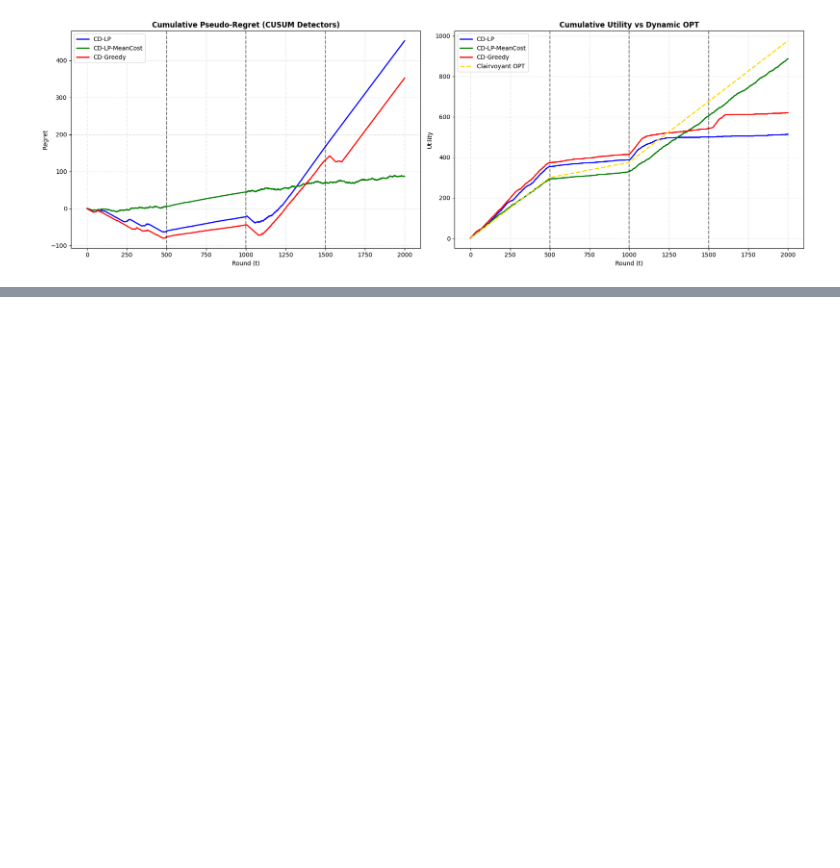
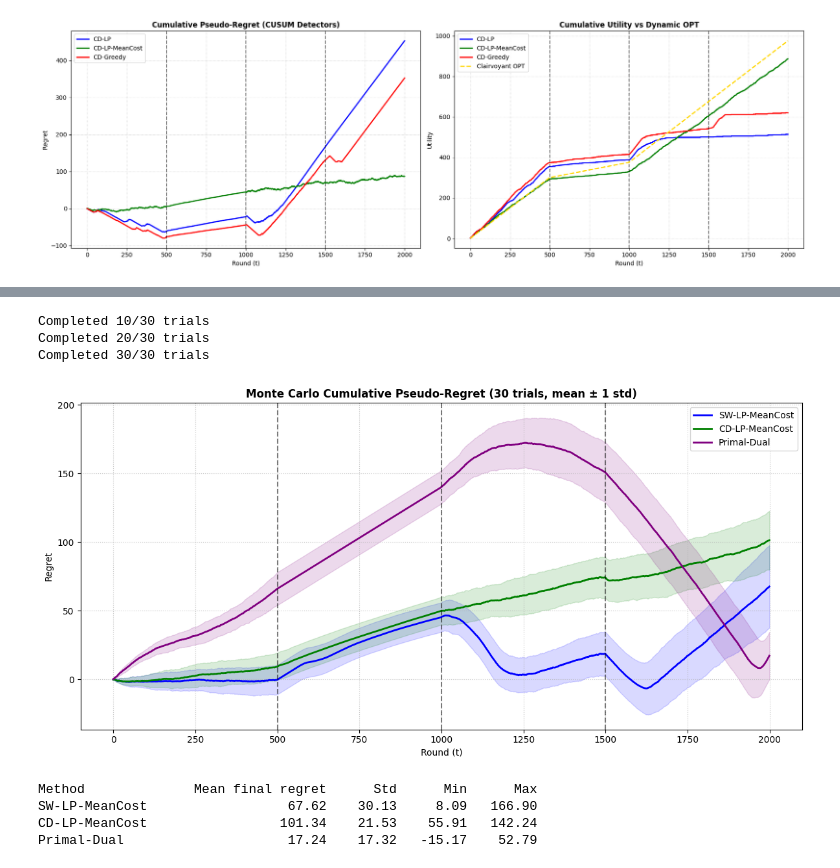
Before and after one commit to AntoineGaborieau/OLA_project, a Jupyter notebook: notebooks/Requirement4.ipynb, the cells around one changed output, grey strips where cells are left out. Drawn from its saved outputs; the diff is of its cells as text; code cells hidden in the pictures; blank space fills up the shorter version.

```diff
--- a/notebooks/Requirement4.ipynb
+++ b/notebooks/Requirement4.ipynb
@@ -1084,0 +1424,63 @@ Resets Triggered: 8 | Final Regret: 352.43 | Final Utility: 619.80 | Bankrupt: F
+# %%
+N_TRIALS = 30  # reduce if this is too slow on your machine
+
+agent_factories = {
+    "SW-LP-MeanCost": lambda: SW_LP_MeanCost_Agent(VALUES, BID_SPACE, B, T, CONFLICT, W),
+    "CD-LP-MeanCost": lambda: CD_LP_MeanCost_Agent(VALUES, BID_SPACE, B, T, CONFLICT, delta=DELTA, lambda_th=LAMBDA_TH),
+    "Primal-Dual":    lambda: PrimalDualMultiCampaignAgent(VALUES, BID_SPACE, B, T, CONFLICT),
+}
+
+all_regrets = {name: np.zeros((N_TRIALS, T)) for name in agent_factories}
+
+for trial in range(N_TRIALS):
+    for name, factory in agent_factories.items():
+        np.random.seed(1000 + trial)  # common random numbers across agents, per trial
+        agent = factory()
+        env = SlightlyNonStationaryMultiCampaignEnvironment(
+            VALUES, B, T, CONFLICT, BREAKPOINTS, dist_type='gaussian',
+            interval_configs=configs, seed=2000 + trial  # varies ACROSS trials
+        )
+
+        regrets = np.zeros(T)
+        for t in range(T):
+            bids = agent.pull_arm()
+            won, rew, cost, info = env.resolve_auction(bids)
+            if isinstance(agent, FULL_FEEDBACK_AGENTS):
+                agent.update(won, rew, cost, info["m_t"])
+            else:
+                agent.update(won, rew, cost)
+            regrets[t] = opt_nets[info["interval"]] - info["expected_net"]
+
+        all_regrets[name][trial] = np.cumsum(regrets)
+
+    if (trial + 1) % 10 == 0:
+        print(f"Completed {trial + 1}/{N_TRIALS} trials")
+
+fig, ax = plt.subplots(figsize=(12, 6))
+for name, regret_matrix in all_regrets.items():
+    mean_curve = regret_matrix.mean(axis=0)
+    std_curve = regret_matrix.std(axis=0)
+    ax.plot(mean_curve, label=name, color=colors[name], lw=2)
+    ax.fill_between(np.arange(T), mean_curve - std_curve, mean_curve + std_curve,
+                     color=colors[name], alpha=0.15)
+for bp in BREAKPOINTS[1:]:
+    ax.axvline(bp, color='black', linestyle='--', alpha=0.5)
+ax.set_title(f'Monte Carlo Cumulative Pseudo-Regret ({N_TRIALS} trials, mean ± 1 std)', fontweight='bold')
+ax.set_xlabel('Round (t)'); ax.set_ylabel('Regret')
+ax.legend(); ax.grid(True, linestyle=':', alpha=0.7)
+plt.tight_layout()
+plt.show()
+
+print(f"\n{'Method':<18} {'Mean final regret':>18} {'Std':>8} {'Min':>8} {'Max':>8}")
+for name, regret_matrix in all_regrets.items():
+    finals = regret_matrix[:, -1]
+    print(f"{name:<18} {finals.mean():18.2f} {finals.std():8.2f} {finals.min():8.2f} {finals.max():8.2f}")
+# %% [output]
+Completed 10/30 trials
+Completed 20/30 trials
+Completed 30/30 trials
+[figure, added]
+Method              Mean final regret      Std      Min      Max
+SW-LP-MeanCost                  67.62    30.13     8.09   166.90
+CD-LP-MeanCost                 101.34    21.53    55.91   142.24
+Primal-Dual                     17.24    17.32   -15.17    52.79
```
Also changed, not shown: parts of 9 cells of this notebook.
